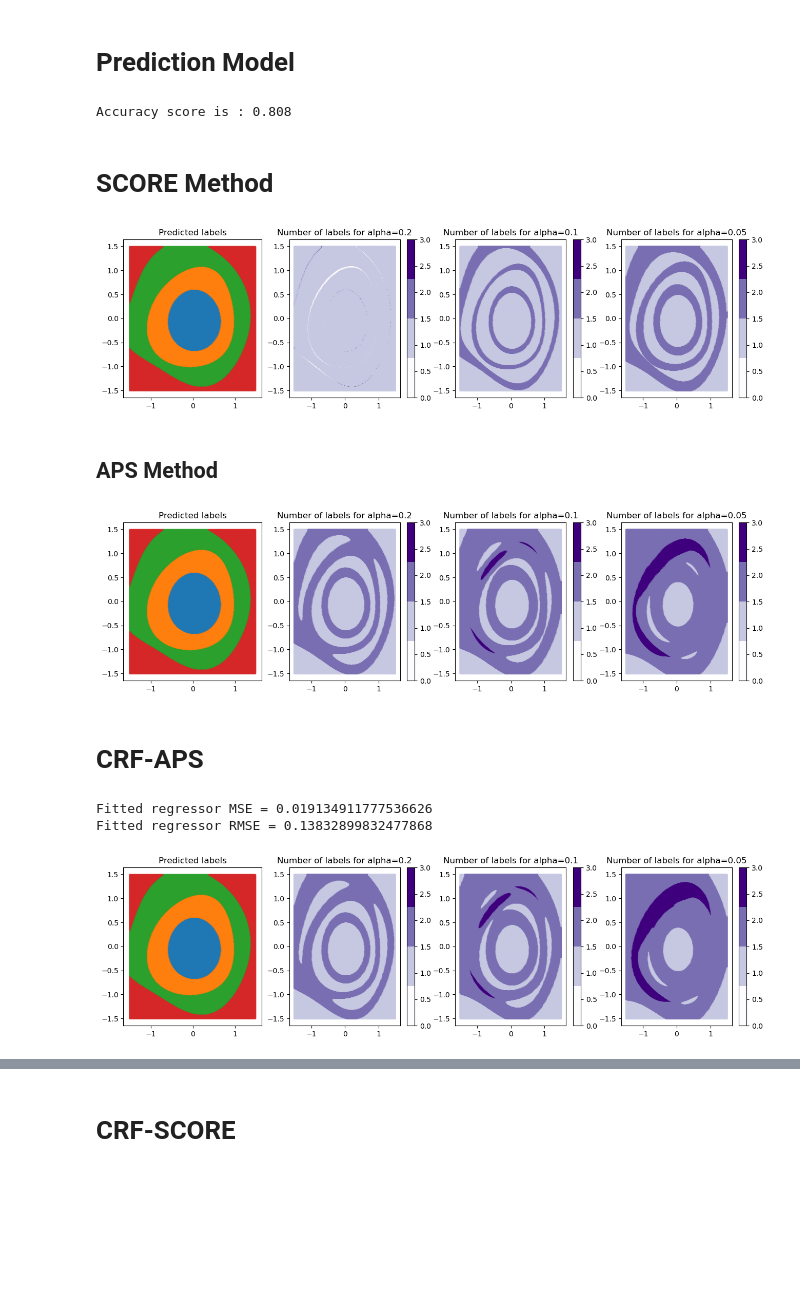
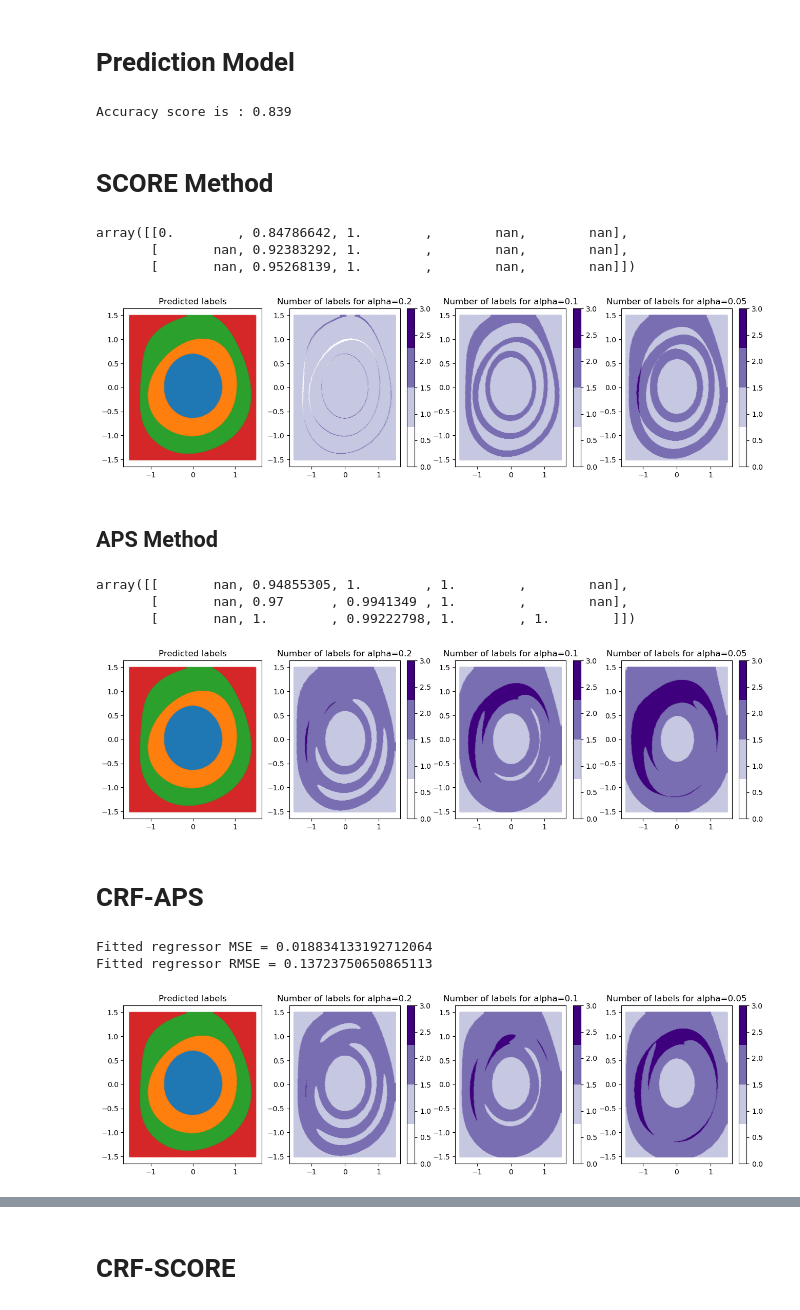
Before and after one commit to simai-ml/MAPIE, a Jupyter notebook: notebooks/generated_dataset.ipynb, the cells around one changed output, grey strips where cells are left out. Drawn from its saved outputs; the diff is of its cells as text; code cells hidden in the pictures; blank space fills up the shorter version.

```diff
--- a/notebooks/generated_dataset.ipynb
+++ b/notebooks/generated_dataset.ipynb
@@ -255,9 +262,24 @@ xx, yy = np.meshgrid(
 X_test_mesh = np.stack([xx.ravel(), yy.ravel()], axis=1)
 # %%
 X_train_masked, y_train_masked = mask_dataset(X1_filtered, y1_filtered, random_state=10, random_curve=False)
-X_train_masked, X_test, y_train_masked, y_test = train_test_split(X_train_masked, y_train_masked, test_size=0.25, random_state=42)
-X_train_masked, X_cal_masked, y_train_masked, y_cal_masked = train_test_split(X_train_masked, y_train_masked, test_size=1/3)
-X_train_masked, X_res_masked, y_train_masked, y_res_masked = train_test_split(X_train_masked, y_train_masked, test_size=1/2)
+X_train_masked, X_test, y_train_masked, y_test = train_test_split(
+    X_train_masked,
+    y_train_masked,
+    test_size=0.25,
+    random_state=42
+)
+X_train_masked, X_cal_masked, y_train_masked, y_cal_masked = train_test_split(
+    X_train_masked,
+    y_train_masked,
+    test_size=1/3,
+    random_state=42
+)
+X_train_masked, X_res_masked, y_train_masked, y_res_masked = train_test_split(
+    X_train_masked,
+    y_train_masked,
+    test_size=1/2,
+    random_state=42
+)
 # %%
 print(X_train_masked.shape)
 print(X_test.shape)
@@ -290,7 +333,7 @@ grid_predictions = grid.predict(X_test)
 
 print(f'Accuracy score is : {accuracy_score(y_test, grid_predictions):.3f}')
 # %% [output]
-Accuracy score is : 0.808
+Accuracy score is : 0.839
 # %% [markdown]
 # SCORE Method
 # %%
@@ -298,20 +341,32 @@ mapie_score = MapieClassifier(estimator=grid, cv="prefit", method="score")
 mapie_score.fit(X_cal_masked, y_cal_masked)
 alpha = [0.2, 0.1, 0.05]
 y_pred_score, y_ps_score = mapie_score.predict(X_test_mesh, alpha=alpha)
+# %%
+classification_ssc(y_test, mapie_score.predict(X_test, alpha=alpha)[1])
+# %% [output]
+array([[0.        , 0.84786642, 1.        ,        nan,        nan],
+       [       nan, 0.92383292, 1.        ,        nan,        nan],
+       [       nan, 0.95268139, 1.        ,        nan,        nan]])
 # %%
 plot_results(alpha, X_test_mesh, y_pred_score, y_ps_score)
 # %% [output]
-[figure, old version]
+[figure, new version]
 # %% [markdown]
 ## APS Method
 # %%
 mapie_aps = MapieClassifier(estimator=grid, cv="prefit", method="cumulated_score")
 mapie_aps.fit(X_cal_masked, y_cal_masked)
 y_pred_aps, y_ps_aps = mapie_aps.predict(X_test_mesh, alpha=alpha)
+# %%
+classification_ssc(y_test, mapie_aps.predict(X_test, alpha=alpha)[1])
+# %% [output]
+array([[       nan, 0.94855305, 1.        , 1.        ,        nan],
+       [       nan, 0.97      , 0.9941349 , 1.        ,        nan],
+       [       nan, 1.        , 0.99222798, 1.        , 1.        ]])
 # %%
 plot_results(alpha, X_test_mesh, y_pred_aps, y_ps_aps)
 # %% [output]
-[figure, old version]
+[figure, new version]
 # %% [markdown]
 # CRF-APS
 # %%
@@ -322,17 +377,18 @@ regr_aps = LinearRegression().fit(X_res_masked, y_res_aps)
 # %%
 evaluate_regressor(model=grid, regressor=regr_aps, X_calibration=X_cal_masked, y_calibration=y_cal_masked, method='crf_aps')
 # %% [output]
-Fitted regressor MSE = 0.019134911777536626
-Fitted regressor RMSE = 0.13832899832477868
+Fitted regressor MSE = 0.018834133192712064
+Fitted regressor RMSE = 0.13723750650865113
 # %%
 mapie_aps_crf = MapieClassifier(estimator=grid, cv="prefit", method="crf_aps")
 
 y_cal_pred = regr_aps.predict(X_cal_masked)
 mapie_aps_crf.fit(X_cal_masked, y_cal_masked, residuals=y_cal_pred)
 
-y_test_pred_res = regr_aps.predict(X_test_mesh)
-y_pred_aps_crf, y_ps_aps_crf = mapie_aps_crf.predict(X_test_mesh, alpha=alpha, residuals=y_test_pred_res)
+y_test_pred_res = regr_aps.predict(X_test)
+y_test_mesh_pred_res = regr_aps.predict(X_test_mesh)
+y_pred_aps_crf, y_ps_aps_crf = mapie_aps_crf.predict(X_test_mesh, alpha=alpha, residuals=y_test_mesh_pred_res)
 
 plot_results(alpha, X_test_mesh, y_pred_aps_crf, y_ps_aps_crf)
 # %% [output]
-[figure, old version]
+[figure, new version]
```
Also changed, not shown: parts of 14 cells of this notebook.
